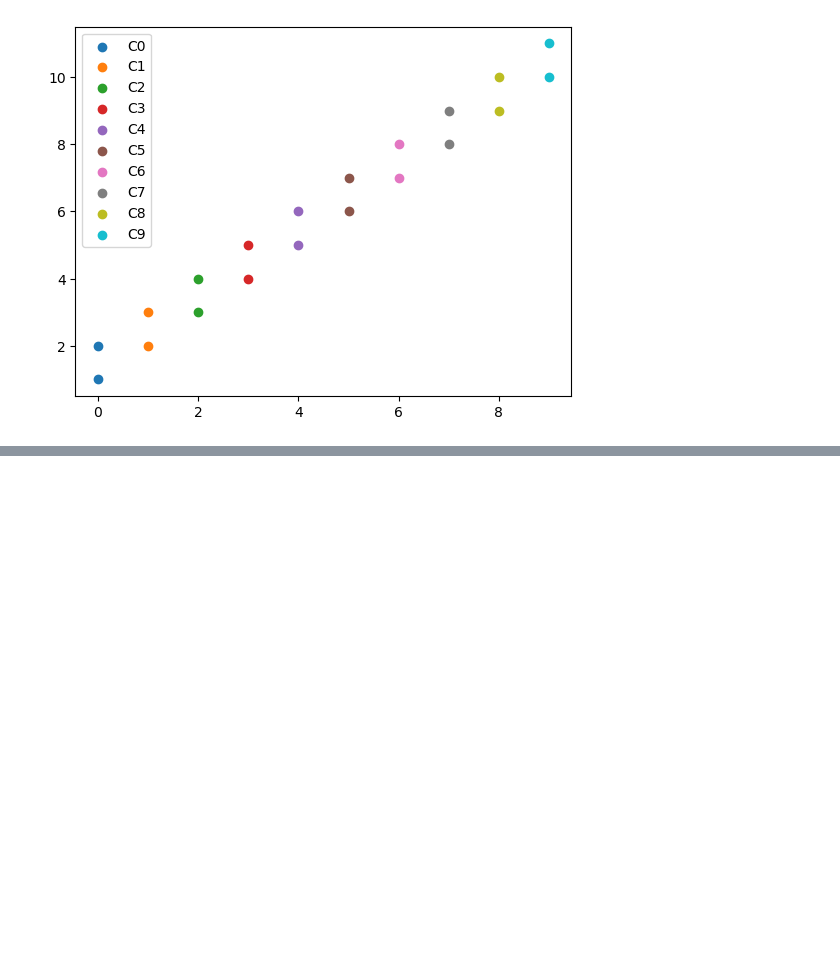
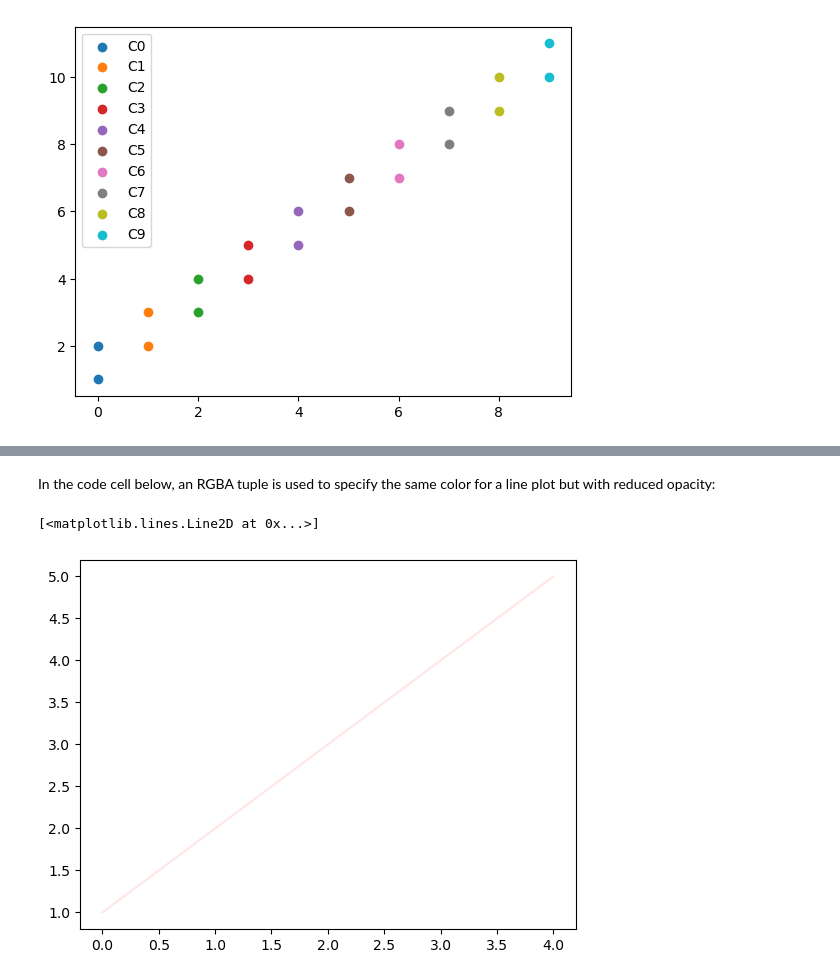
Before and after one commit to francis-ohara/intro-to-data-science, a Jupyter notebook: notebooks/5-matplotlib-exercise.ipynb, the cells around one changed output, grey strips where cells are left out. Saved outputs shown, nothing was run; the diff lists cells and outputs as text; code cells hidden in the pictures; blank space fills up the shorter version.

```diff
--- a/notebooks/5-matplotlib-exercise.ipynb
+++ b/notebooks/5-matplotlib-exercise.ipynb
@@ -821,0 +865,8 @@ plt.show()
+# %% [markdown]
+In the code cell below, an RGBA tuple is used to specify the same color for a line plot but with reduced opacity:
+# %%
+color = (1.0, 0.0, 0.0, 0.1)
+plt.plot([1, 2, 3, 4, 5], c=color)
+# %% [output]
+[<matplotlib.lines.Line2D at 0x...>]
+[figure, added]
```
Also changed, not shown: parts of 24 cells of this notebook, 1 other file.
